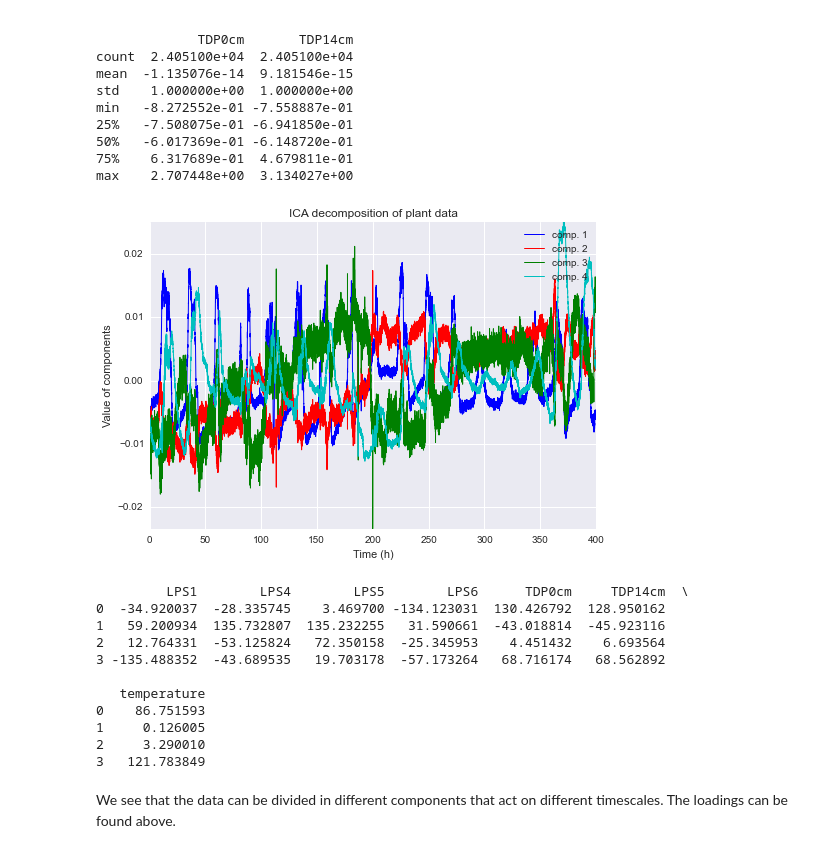
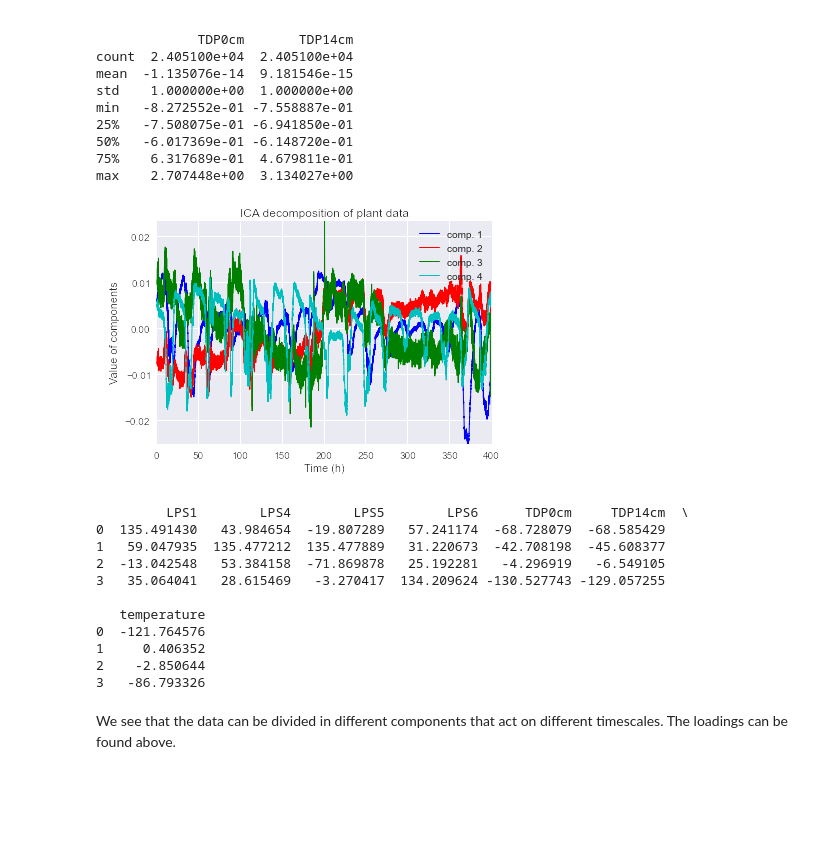
Before and after one commit to fwyffels/ComputationalPlants, a Jupyter notebook: Rekenen_met_planten.ipynb, the cells around one changed output. Saved outputs shown, nothing was run; the diff lists cells and outputs as text; code cells hidden in the pictures; blank space fills up the shorter version.

Commit message:
interpolation

```diff
--- a/Rekenen_met_planten.ipynb
+++ b/Rekenen_met_planten.ipynb
@@ -19,12 +20,14 @@ STEPS_FOR_TESTING = 24*60*1.5
 A_DAY = 60*24
 
 # data preparation
-data = np.genfromtxt('20140907_data_plants_trial.csv', delimiter=',')
-Y = data[1:,1]
-Y[np.isnan(Y)]=0 # replace nan's by zero, better use interpolation!!!
-X = data[1:,2:]
-X_norm=(X-np.mean(X,0))/np.std(X,0)
-Y_norm=(Y-np.mean(Y))/np.std(Y)
+from sklearn.preprocessing import Imputer
+imputer = Imputer()
+data = pd.DataFrame.from_csv('20140907_data_plants_trial.csv')
+data = data.interpolate()
+data = (data - data.mean(0))/data.std()
+data = data.values
+Y_norm = data[:,0]
+X_norm = data[:,1:]
 
 features = [ u'LPS1', u'LPS5', u'LPS4', u'LPS6', u'TDP0cm', u'TDP14cm']
 # %%
@@ -263,32 +266,32 @@ loadings = ICAmodel.transform(data.values)
 # %%
 ax = pl.gca()
 ax.set_color_cycle(['b', 'r', 'g', 'c', 'k', 'y', 'm'])
 
 for i in range(4):
     ax.plot(np.linspace(0,len(loadings)/60, len(loadings)), loadings[:,i], label = 'comp. %s'%(i+1) , linewidth=1)
 pl.xlabel('Time (h)')
 pl.ylabel('Value of components')
 pl.title('ICA decomposition of plant data')
 pl.axis('tight')
-plt.legend()
+pl.legend()
 
 pl.show()
 # %% [output]
-[figure, old version]
+[figure, new version]
 # %%
 mixing = pd.DataFrame({data.columns[i] : ICAmodel.mixing_[i] for i in range(7)})
 print mixing
 # %% [output]
          LPS1        LPS4        LPS5        LPS6      TDP0cm     TDP14cm  \
-0  -34.920037  -28.335745    3.469700 -134.123031  130.426792  128.950162
-1   59.200934  135.732807  135.232255   31.590661  -43.018814  -45.923116
-2   12.764331  -53.125824   72.350158  -25.345953    4.451432    6.693564
-3 -135.488352  -43.689535   19.703178  -57.173264   68.716174   68.562892
+0  135.491430   43.984654  -19.807289   57.241174  -68.728079  -68.585429
+1   59.047935  135.477212  135.477889   31.220673  -42.708198  -45.608377
+2  -13.042548   53.384158  -71.869878   25.192281   -4.296919   -6.549105
+3   35.064041   28.615469   -3.270417  134.209624 -130.527743 -129.057255
 
    temperature
-0    86.751593
-1     0.126005
-2     3.290010
-3   121.783849
+0  -121.764576
+1     0.406352
+2    -2.850644
+3   -86.793326
 # %% [markdown]
 We see that the data can be divided in different components that act on different timescales. The loadings can be found above.
```
Also changed, not shown: parts of 7 cells of this notebook.
